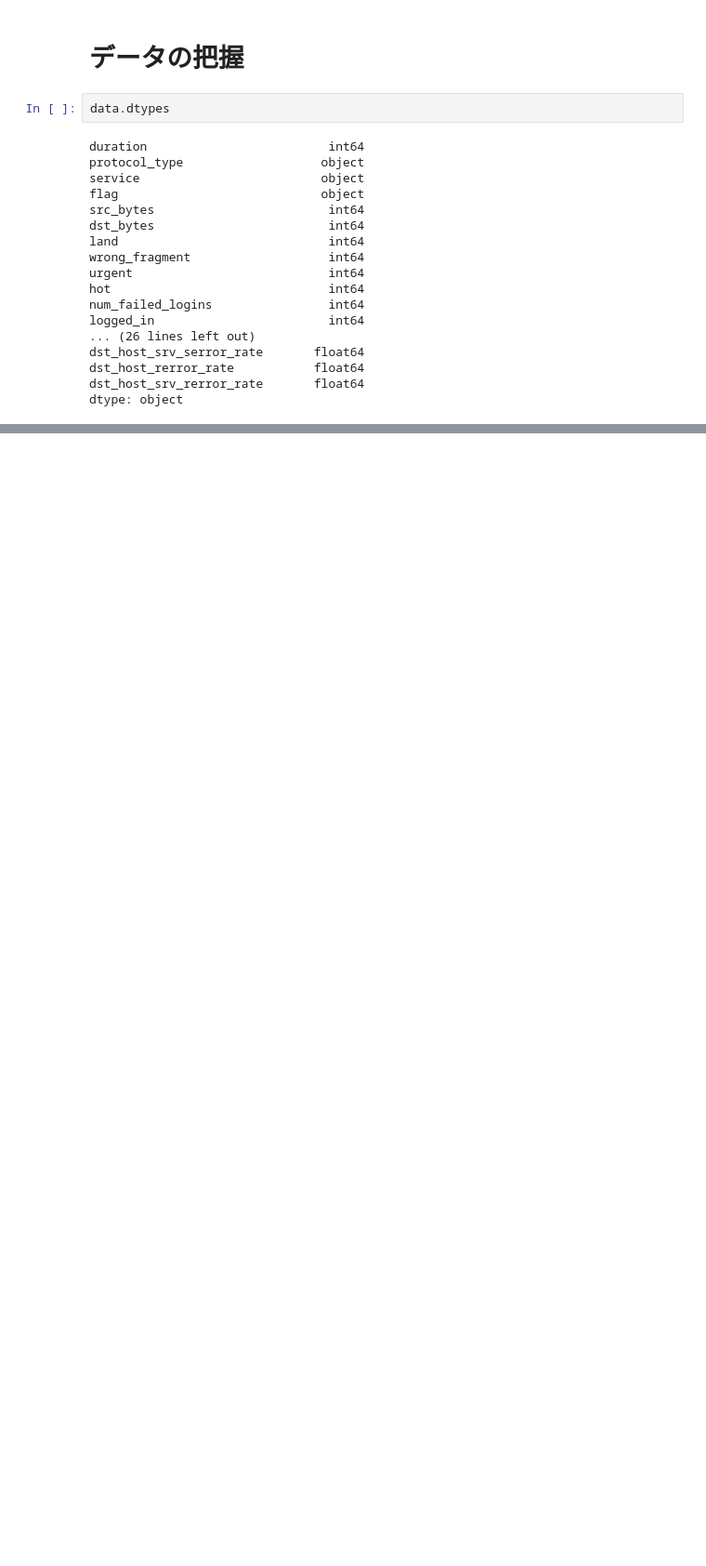
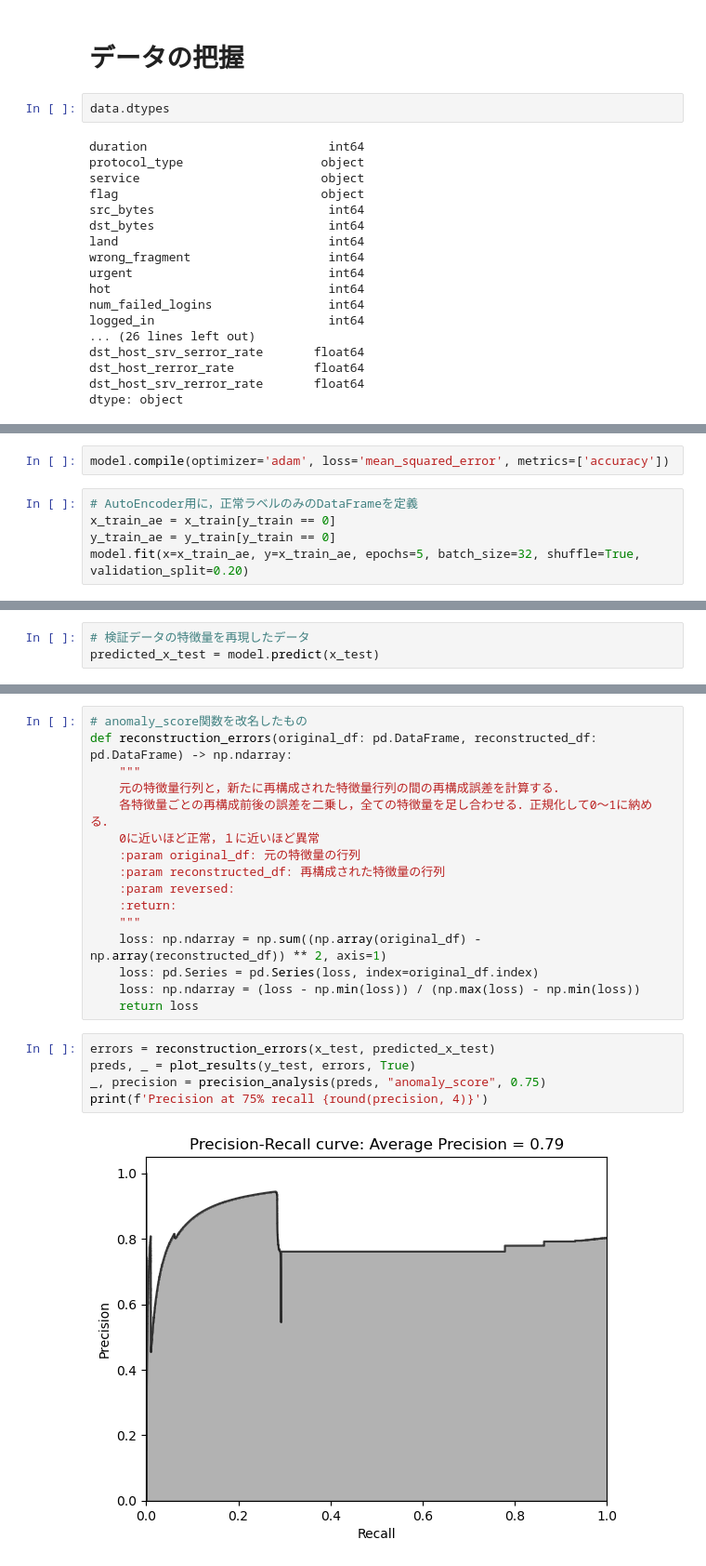
Before and after one commit to RyutaSato/ml-study-archive-rsato, a Jupyter notebook: kdd99/main-2023-6-22.ipynb, the cells around one changed output, grey strips where cells are left out. Shown at 93% size. Cells and saved outputs as stored; diff of their text form; blank space fills up the shorter version.

```diff
--- a/kdd99/main-2023-6-22.ipynb
+++ b/kdd99/main-2023-6-22.ipynb
@@ -76,0 +381,7 @@ print(f"データの総数：{len(data)}")
+# %%
+model.compile(optimizer='adam', loss='mean_squared_error', metrics=['accuracy'])
+# %%
+# AutoEncoder用に，正常ラベルのみのDataFrameを定義
+x_train_ae = x_train[y_train == 0]
+y_train_ae = y_train[y_train == 0]
+model.fit(x=x_train_ae, y=x_train_ae, epochs=5, batch_size=32, shuffle=True, validation_split=0.20)
@@ -76,0 +400,3 @@ print(f"データの総数：{len(data)}")
+# %%
+# 検証データの特徴量を再現したデータ
+predicted_x_test = model.predict(x_test)
@@ -76,0 +405,23 @@ print(f"データの総数：{len(data)}")
+# %%
+# anomaly_score関数を改名したもの
+def reconstruction_errors(original_df: pd.DataFrame, reconstructed_df: pd.DataFrame) -> np.ndarray:
+    """
+    元の特徴量行列と，新たに再構成された特徴量行列の間の再構成誤差を計算する．
+    各特徴量ごとの再構成前後の誤差を二乗し，全ての特徴量を足し合わせる．正規化して0〜1に納める．
+    0に近いほど正常，１に近いほど異常
+    :param original_df: 元の特徴量の行列
+    :param reconstructed_df: 再構成された特徴量の行列
+    :param reversed:
+    :return:
+    """
+    loss: np.ndarray = np.sum((np.array(original_df) - np.array(reconstructed_df)) ** 2, axis=1)
+    loss: pd.Series = pd.Series(loss, index=original_df.index)
+    loss: np.ndarray = (loss - np.min(loss)) / (np.max(loss) - np.min(loss))
+    return loss
+# %%
+errors = reconstruction_errors(x_test, predicted_x_test)
+preds, _ = plot_results(y_test, errors, True)
+_, precision = precision_analysis(preds, "anomaly_score", 0.75)
+print(f'Precision at 75% recall {round(precision, 4)}')
+# %% [output]
+[figure, added]
```
Also changed, not shown: parts of 35 cells of this notebook, 6 other files.
